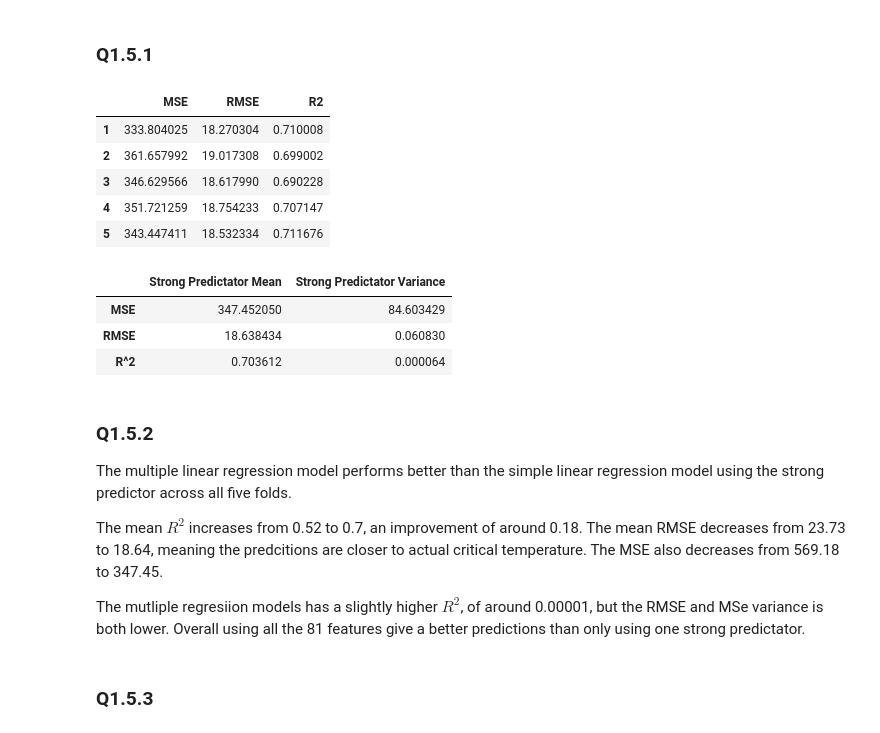
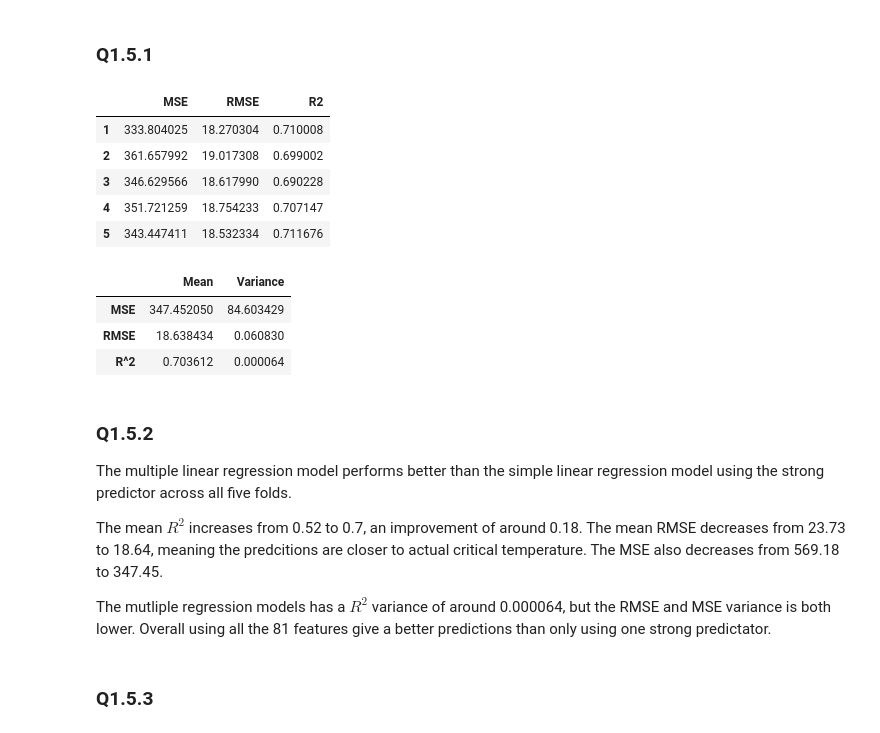
Before and after one commit to BjornIvar1/Mappeoppgave-IDATG2003-2025-01, a Jupyter notebook: Assignment_1_IDATG2208.ipynb, the cells around one changed output. Saved outputs shown, nothing was run; the diff lists cells and outputs as text; code cells hidden in the pictures.

```diff
--- a/Assignment_1_IDATG2208.ipynb
+++ b/Assignment_1_IDATG2208.ipynb
@@ -520,36 +520,36 @@ for train_indices, test_indices in splits:
     # for the comparison plot
     actual_multiple.extend(Y_test.ravel())
     predicted_multiple.extend(predictions_all.ravel())
 
     # Evaluate fold
     mse_all = mean_squared_error(Y_test, predictions_all)
     rmse_all = np.sqrt(mse_all)
     r2_all = r2_score(Y_test, predictions_all)
 
     results_all.append([mse_all, rmse_all, r2_all])
 
 display(pd.DataFrame(
     results_all,
     columns=["MSE", "RMSE", "R2"],
     index=range(1, 6)
 ))
 
 print()
 
 summary = pd.DataFrame({
-    "Strong Predictator Mean": np.mean(results_all, axis=0),
-    "Strong Predictator Variance": np.var(results_all, axis=0),
+    "Mean": np.mean(results_all, axis=0),
+    "Variance": np.var(results_all, axis=0),
 }, index = ["MSE", "RMSE", "R^2"])
 
 display(summary)
 # %% [output]
 |  | MSE | RMSE | R2 |
 | 1 | 333.804025 | 18.270304 | 0.710008 |
 | 2 | 361.657992 | 19.017308 | 0.699002 |
 | 3 | 346.629566 | 18.617990 | 0.690228 |
 | 4 | 351.721259 | 18.754233 | 0.707147 |
 | 5 | 343.447411 | 18.532334 | 0.711676 |
-|  | Strong Predictator Mean | Strong Predictator Variance |
+|  | Mean | Variance |
 | MSE | 347.452050 | 84.603429 |
 | RMSE | 18.638434 | 0.060830 |
 | R^2 | 0.703612 | 0.000064 |
@@ -560,7 +560,7 @@ The multiple linear regression model performs better than the simple linear regr
 
 The mean $R^2$ increases from 0.52 to 0.7, an improvement of around 0.18. The mean RMSE decreases from 23.73 to 18.64, meaning the predcitions are closer to actual critical temperature. The MSE also decreases from 569.18 to 347.45.
 
-The mutliple regresiion models has a slightly higher $R^2$, of around 0.00001, but the RMSE and MSe variance is both lower. Overall using all the 81 features give a better predictions than only using one strong predictator.
+The mutliple regression models has a $R^2$ variance of around 0.000064, but the RMSE and MSE variance is both lower. Overall using all the 81 features give a better predictions than only using one strong predictator.
 # %% [markdown]
 ### Q1.5.3
 # %% [markdown]
```
Also changed, not shown: parts of 7 cells of this notebook.
